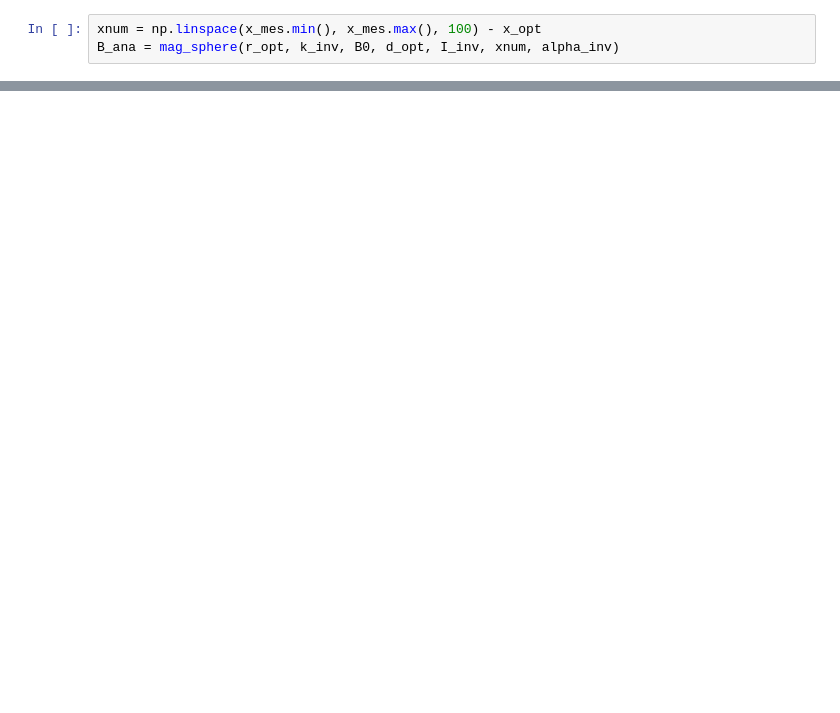
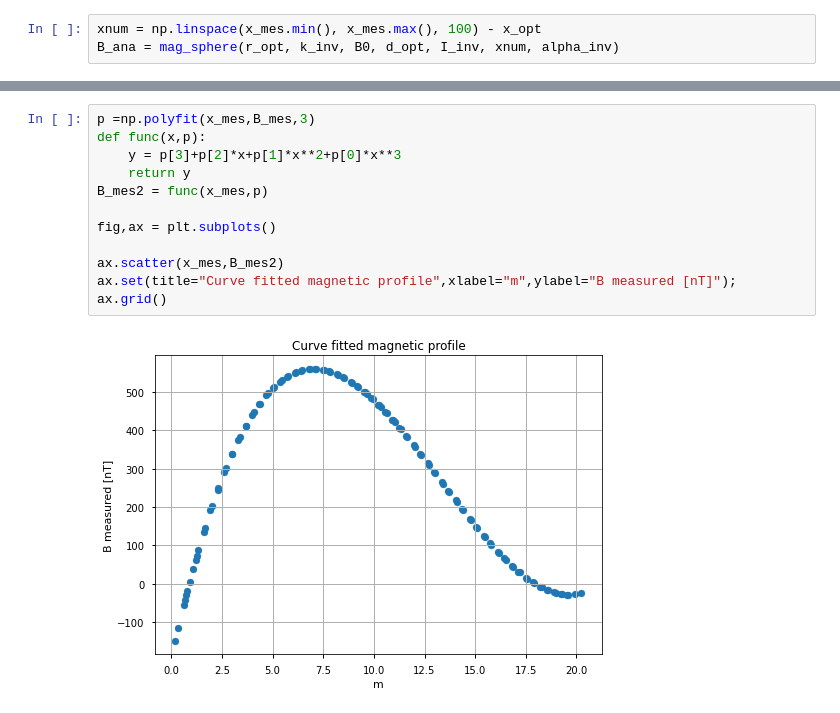
Before and after one commit to JuliusHen/Geophyphox-Excursion, a Jupyter notebook: Excursion 2022/Excursion Notebooks/Magnetics_modeling_and_inversion.ipynb, the cells around one changed output, grey strips where cells are left out. Drawn from its saved outputs; the diff is of its cells as text; blank space fills up the shorter version.

```diff
--- a/Excursion 2022/Excursion Notebooks/Magnetics_modeling_and_inversion.ipynb
+++ b/Excursion 2022/Excursion Notebooks/Magnetics_modeling_and_inversion.ipynb
@@ -146,0 +175,14 @@ plot_model(x_mes, x_opt, r_opt, d_opt, k_inv, B0, I_inv, alpha_inv, B_mes=B_mes)
+# %%
+p =np.polyfit(x_mes,B_mes,3)
+def func(x,p):
+    y = p[3]+p[2]*x+p[1]*x**2+p[0]*x**3
+    return y
+B_mes2 = func(x_mes,p)
+
+fig,ax = plt.subplots()
+
+ax.scatter(x_mes,B_mes2)
+ax.set(title="Curve fitted magnetic profile",xlabel="m",ylabel="B measured [nT]");
+ax.grid()
+# %% [output]
+[figure, added]
```
Also changed, not shown: parts of 13 cells of this notebook, 2 other files.
